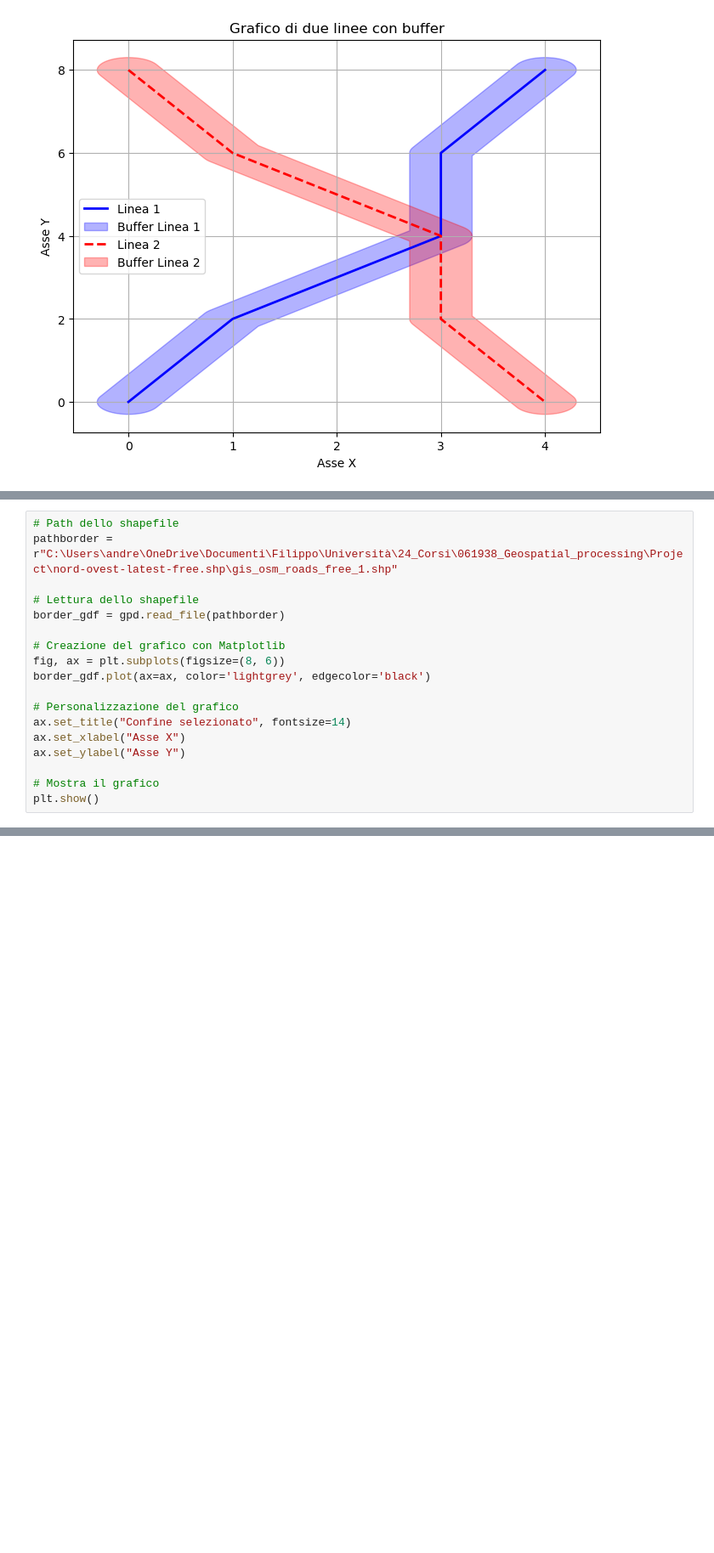
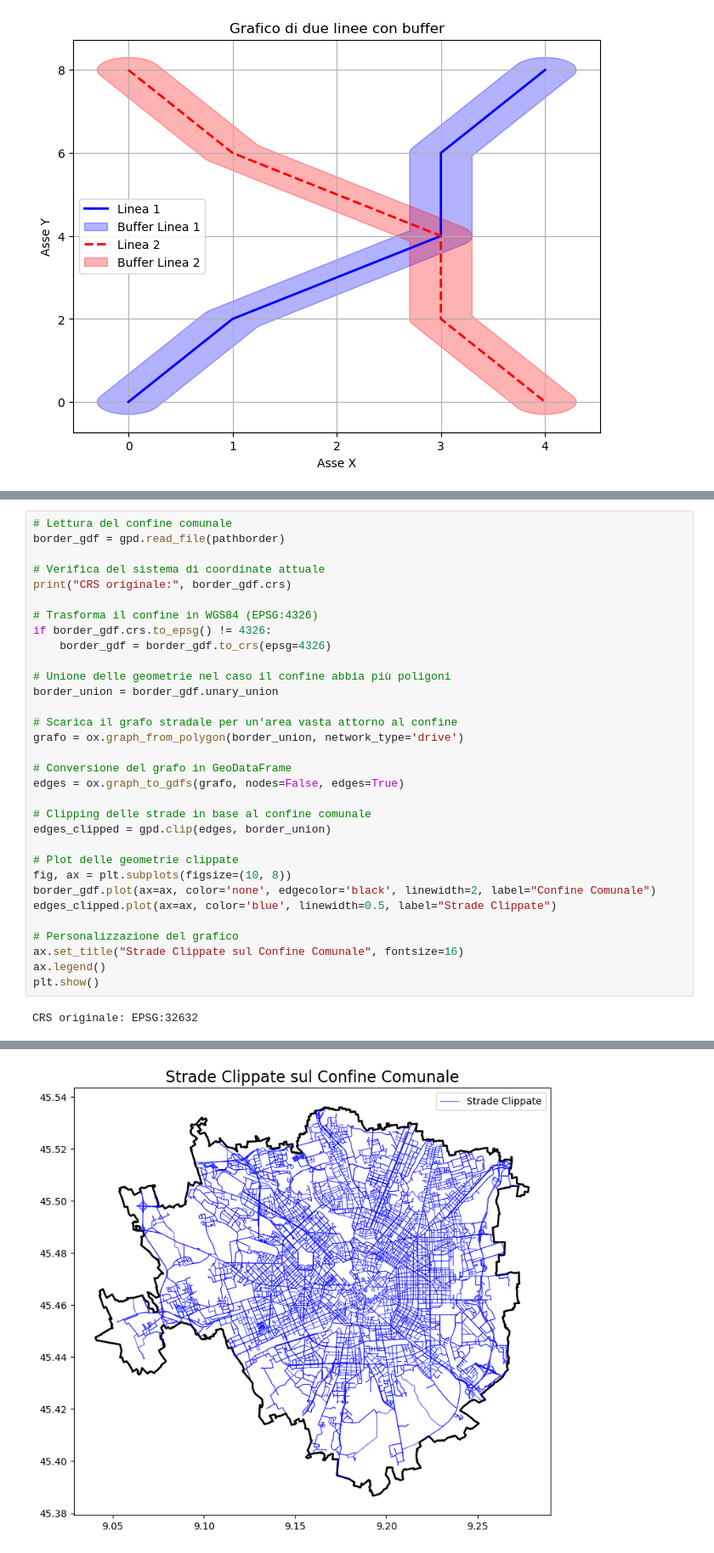
Before and after one commit to fillobissi/Urbanalize, a Jupyter notebook: 00_Library_implementation.ipynb, the cells around one changed output, grey strips where cells are left out. Shown: that part at 85% size. Drawn from its saved outputs; the diff is of its cells as text; blank space fills up the shorter version.

```diff
--- a/00_Library_implementation.ipynb
+++ b/00_Library_implementation.ipynb
@@ -69,18 +70,34 @@ plt.show()
-# %%
-# Path dello shapefile
-pathborder = r"C:\Users\andre\OneDrive\Documenti\Filippo\Università\24_Corsi\061938_Geospatial_processing\Project\nord-ovest-latest-free.shp\gis_osm_roads_free_1.shp"
-
-# Lettura dello shapefile
-border_gdf = gpd.read_file(pathborder)
-
-# Creazione del grafico con Matplotlib
-fig, ax = plt.subplots(figsize=(8, 6))
-border_gdf.plot(ax=ax, color='lightgrey', edgecolor='black')
-
-# Personalizzazione del grafico
-ax.set_title("Confine selezionato", fontsize=14)
-ax.set_xlabel("Asse X")
-ax.set_ylabel("Asse Y")
-
-# Mostra il grafico
-plt.show()
+# %%
+# Lettura del confine comunale
+border_gdf = gpd.read_file(pathborder)
+
+# Verifica del sistema di coordinate attuale
+print("CRS originale:", border_gdf.crs)
+
+# Trasforma il confine in WGS84 (EPSG:4326)
+if border_gdf.crs.to_epsg() != 4326:
+    border_gdf = border_gdf.to_crs(epsg=4326)
+
+# Unione delle geometrie nel caso il confine abbia più poligoni
+border_union = border_gdf.unary_union
+
+# Scarica il grafo stradale per un'area vasta attorno al confine
+grafo = ox.graph_from_polygon(border_union, network_type='drive')
+
+# Conversione del grafo in GeoDataFrame
+edges = ox.graph_to_gdfs(grafo, nodes=False, edges=True)
+
+# Clipping delle strade in base al confine comunale
+edges_clipped = gpd.clip(edges, border_union)
+
+# Plot delle geometrie clippate
+fig, ax = plt.subplots(figsize=(10, 8))
+border_gdf.plot(ax=ax, color='none', edgecolor='black', linewidth=2, label="Confine Comunale")
+edges_clipped.plot(ax=ax, color='blue', linewidth=0.5, label="Strade Clippate")
+
+# Personalizzazione del grafico
+ax.set_title("Strade Clippate sul Confine Comunale", fontsize=16)
+ax.legend()
+plt.show()
+# %% [output]
+CRS originale: EPSG:32632
@@ -86,0 +106 @@ plt.show()
+[figure, added]
```
Also changed, not shown: parts of 5 cells of this notebook.
